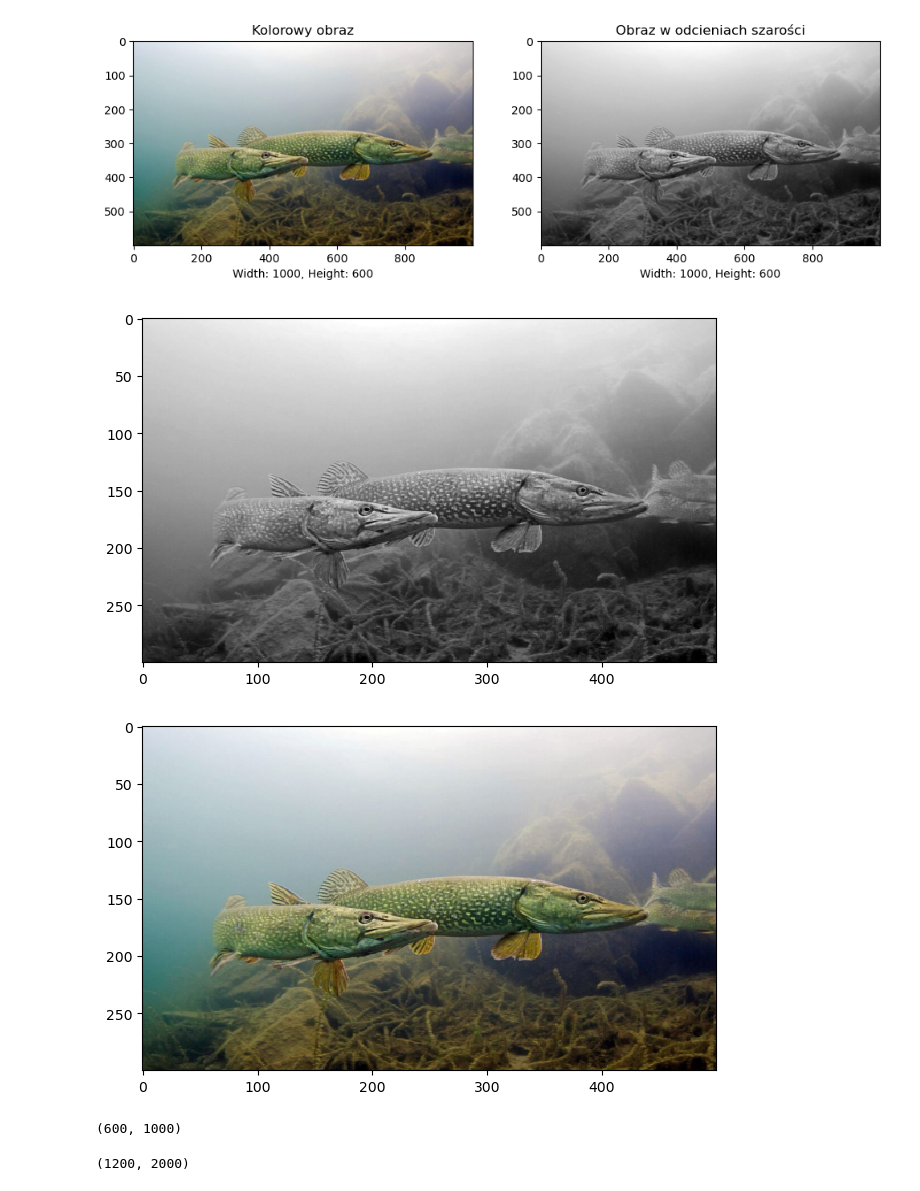
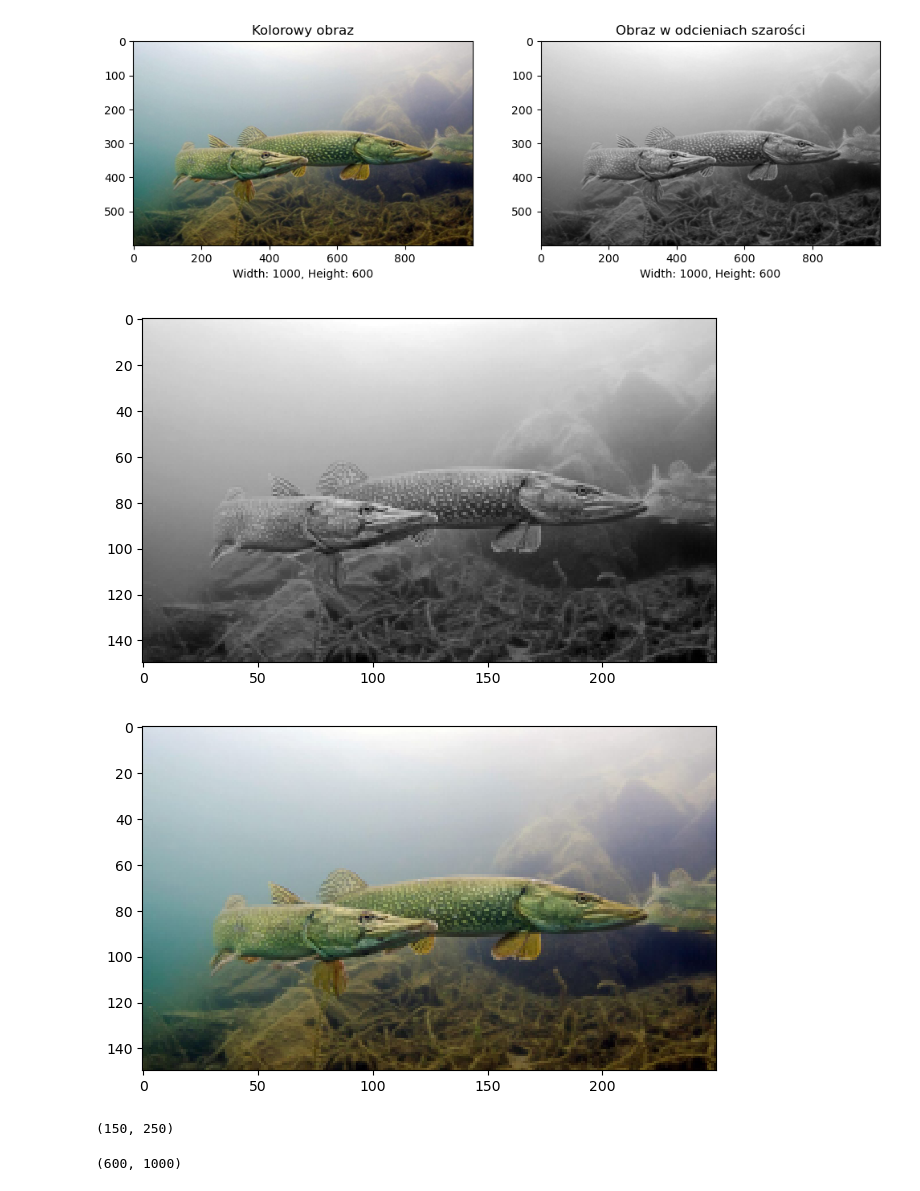
Before and after one commit to hjjakubowski/SIOC_LAB, a Jupyter notebook: Lab 2/image interpolation.ipynb, the cells around one changed output. Saved outputs shown, nothing was run; the diff lists cells and outputs as text; code cells hidden in the pictures.

```diff
--- a/Lab 2/image interpolation.ipynb
+++ b/Lab 2/image interpolation.ipynb
@@ -37,24 +37,24 @@ plt.axis('on')
 (-0.5, 999.5, 599.5, -0.5)
 [figure]
 # %%
-downsampled_grey_img = downsample_grey(grey_img, kernel_size=2)
+downsampled_grey_img = downsample_grey(grey_img, kernel_size=4, step = 4)
 img=io.imshow(downsampled_grey_img)
 # %% [output]
-[figure, old version]
+[figure, new version]
 # %%
-downsampled_color_img = downsample_universal(color_img, kernel_size=2)
+downsampled_color_img = downsample_RGB(color_img, kernel_size=4, step= 4)
 img=io.imshow(downsampled_color_img)
 # %% [output]
-[figure, old version]
+[figure, new version]
 # %%
-grey_img.shape
+downsampled_grey_img.shape
 # %% [output]
-(600, 1000)
+(150, 250)
 # %%
-grey_img_upsampled_sample_hold_kernel = grey_image_interpolate(grey_img, kernel=sample_hold_kernel, ratio=2)
+grey_img_upsampled_sample_hold_kernel = grey_image_interpolate(downsampled_grey_img, kernel=sample_hold_kernel, ratio=4)
 grey_img_upsampled_sample_hold_kernel.shape
 # %% [output]
-(1200, 2000)
+(600, 1000)
 # %%
 img=io.imshow(grey_img_upsampled_sample_hold_kernel)
 # %% [output]
```
Also changed, not shown: parts of 17 cells of this notebook, 3 other files.
